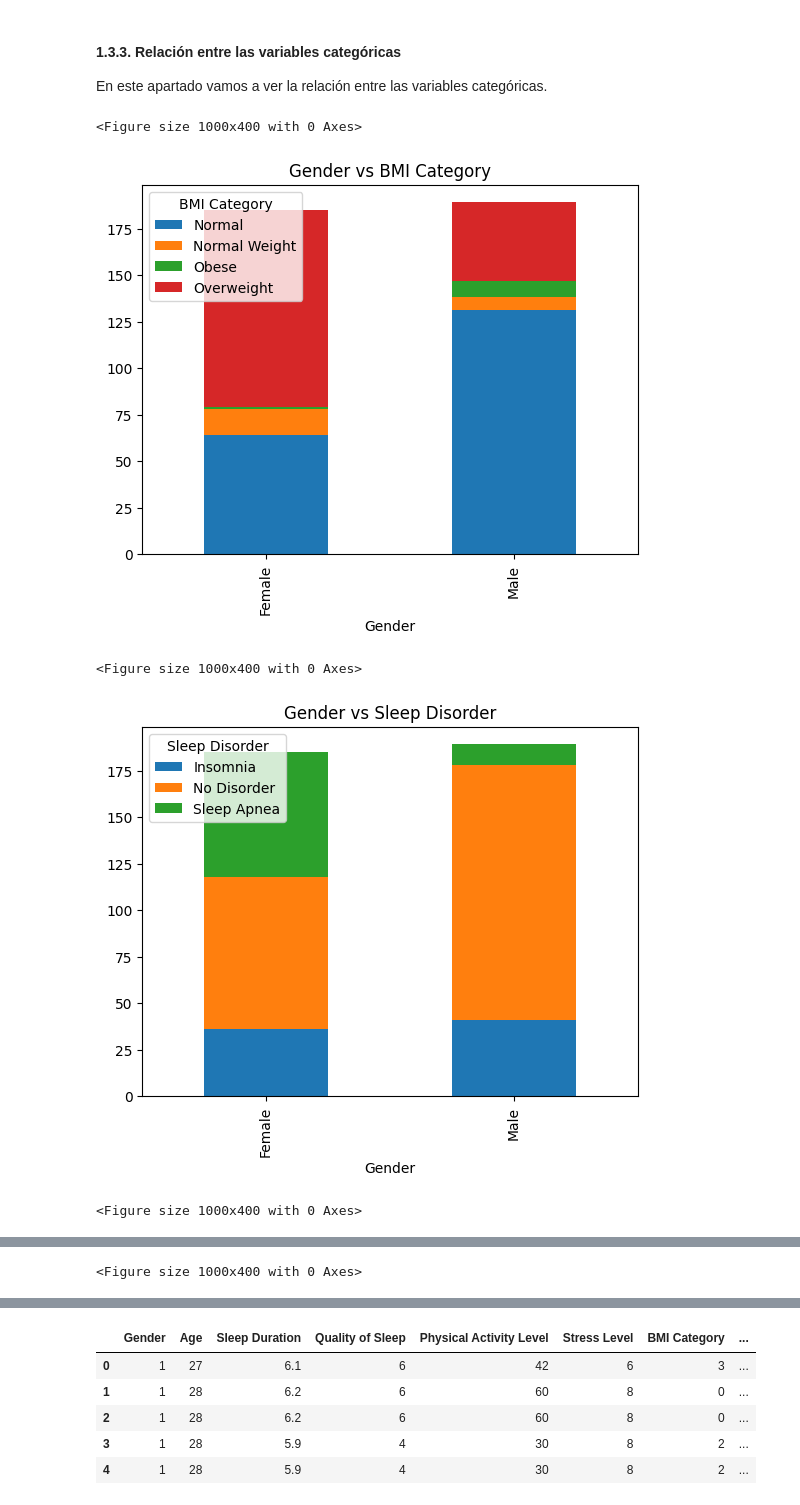
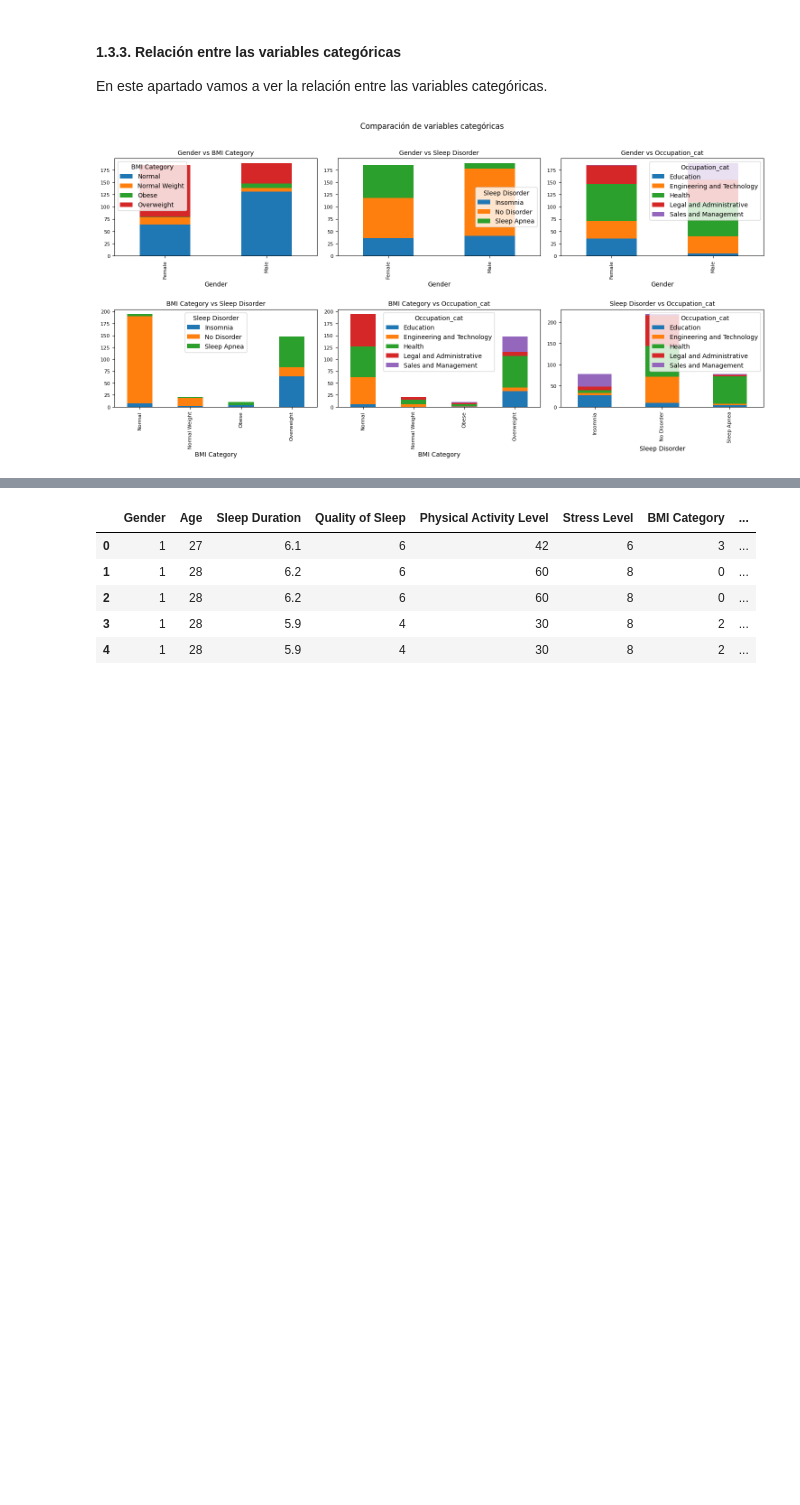
Before and after one commit to JaimeLapaz/proyectos-machine-learning-and-deep-learning, a Jupyter notebook: Proyectos_Machine_Learning/Supervised_Learning/Prediccion_Nivel_Estres/Nivel_estres.ipynb, the cells around one changed output, grey strips where cells are left out. Saved outputs shown, nothing was run; the diff lists cells and outputs as text; code cells hidden in the pictures; blank space fills up the shorter version.

```diff
--- a/Proyectos_Machine_Learning/Supervised_Learning/Prediccion_Nivel_Estres/Nivel_estres.ipynb
+++ b/Proyectos_Machine_Learning/Supervised_Learning/Prediccion_Nivel_Estres/Nivel_estres.ipynb
@@ -346,20 +374,36 @@ plot_num_vs_cat(df_estres_clean)
 En este apartado vamos a ver la relación entre las variables categóricas.
 # %%
 # Ver la relación entre las variables categóricas
-def plot_cat_vs_cat(df):
+def plot_cat_vs_cat(df, nrows=3, ncols=3, figsize=(15, 10)):
     categorical_columns = df.select_dtypes(include='object').columns
+
+    fig, axes = plt.subplots(nrows=nrows, ncols=ncols, figsize=figsize)
+    axes = axes.flat
+
+    plot_index = 0
+
     for i, cat_col1 in enumerate(categorical_columns):
         for cat_col2 in categorical_columns[i+1:]:
-            plt.figure(figsize=(10, 4))
+            if plot_index >= len(axes):
+                plt.figure(figsize=figsize)
+                axes = plt.subplots(nrows=nrows, ncols=ncols, figsize=figsize)[1].flat
+                plot_index = 0
+
             contingency_table = pd.crosstab(df[cat_col1], df[cat_col2])
-            contingency_table.plot(kind='bar', stacked=True)
-            plt.title(f'{cat_col1} vs {cat_col2}')
-            plt.show()
+            contingency_table.plot(kind='bar', stacked=True, ax=axes[plot_index])
+            axes[plot_index].set_title(f'{cat_col1} vs {cat_col2}', fontsize=10)
+            axes[plot_index].tick_params(labelsize=8)
+            plot_index += 1
+
+    # Ocultar subplots no utilizados
+    for ax in axes[plot_index:]:
+        ax.set_visible(False)
+
+    fig.tight_layout()
+    plt.subplots_adjust(top=0.9)
+    fig.suptitle('Comparación de variables categóricas', fontsize=12)
+    plt.show()
 
 plot_cat_vs_cat(df_estres_clean)
 # %% [output]
-<Figure size 1000x400 with 0 Axes>
-[figure, old version]
+[figure, new version]
-<Figure size 1000x400 with 0 Axes>
-[figure, removed]
-<Figure size 1000x400 with 0 Axes>
@@ -367 +409,0 @@ plot_cat_vs_cat(df_estres_clean)
-<Figure size 1000x400 with 0 Axes>
```
Also changed, not shown: parts of 9 cells of this notebook.
